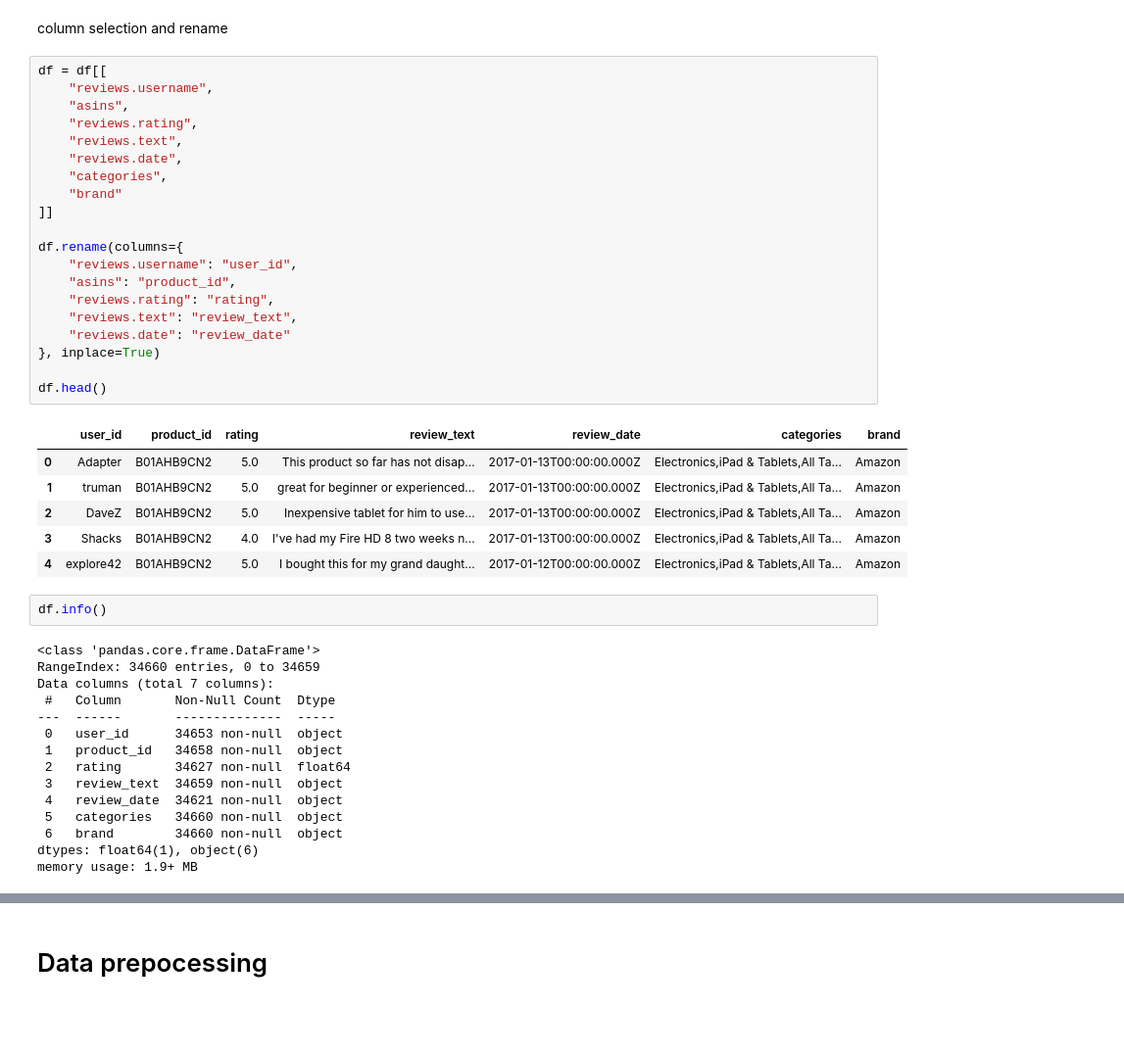
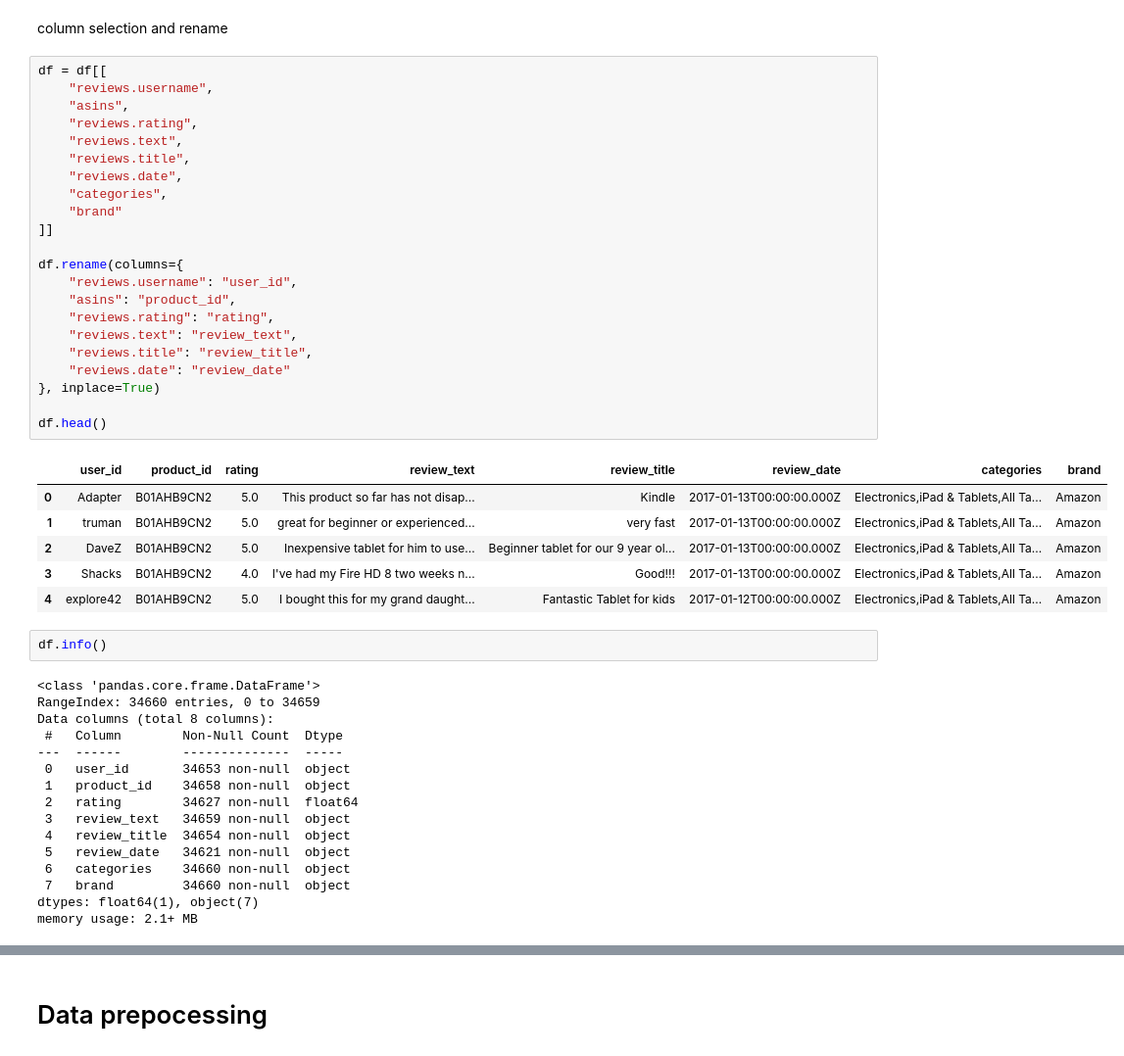
Before and after one commit to AkithaPasandul/Product-Recommendation-Engine, a Jupyter notebook: Product_Recommendation_Engine.ipynb, the cells around one changed output, grey strips where cells are left out. Shown at 98% size. Drawn from its saved outputs; the diff is of its cells as text; blank space fills up the shorter version.

```diff
--- a/Product_Recommendation_Engine.ipynb
+++ b/Product_Recommendation_Engine.ipynb
@@ -31,47 +37,50 @@ column selection and rename
 # %%
 df = df[[
     "reviews.username",
     "asins",
     "reviews.rating",
     "reviews.text",
+    "reviews.title",
     "reviews.date",
     "categories",
     "brand"
 ]]
 
 df.rename(columns={
     "reviews.username": "user_id",
     "asins": "product_id",
     "reviews.rating": "rating",
     "reviews.text": "review_text",
+    "reviews.title": "review_title",
     "reviews.date": "review_date"
 }, inplace=True)
 
 df.head()
 # %% [output]
-|  | user_id | product_id | rating | review_text | review_date | categories | brand |
-| 0 | Adapter | B01AHB9CN2 | 5.0 | This product so far has not disap... | 2017-01-13T00:00:00.000Z | Electronics,iPad & Tablets,All Ta... | Amazon |
-| 1 | truman | B01AHB9CN2 | 5.0 | great for beginner or experienced... | 2017-01-13T00:00:00.000Z | Electronics,iPad & Tablets,All Ta... | Amazon |
-| 2 | DaveZ | B01AHB9CN2 | 5.0 | Inexpensive tablet for him to use... | 2017-01-13T00:00:00.000Z | Electronics,iPad & Tablets,All Ta... | Amazon |
-| 3 | Shacks | B01AHB9CN2 | 4.0 | I've had my Fire HD 8 two weeks n... | 2017-01-13T00:00:00.000Z | Electronics,iPad & Tablets,All Ta... | Amazon |
-| 4 | explore42 | B01AHB9CN2 | 5.0 | I bought this for my grand daught... | 2017-01-12T00:00:00.000Z | Electronics,iPad & Tablets,All Ta... | Amazon |
+|  | user_id | product_id | rating | review_text | review_title | review_date | categories | brand |
+| 0 | Adapter | B01AHB9CN2 | 5.0 | This product so far has not disap... | Kindle | 2017-01-13T00:00:00.000Z | Electronics,iPad & Tablets,All Ta... | Amazon |
+| 1 | truman | B01AHB9CN2 | 5.0 | great for beginner or experienced... | very fast | 2017-01-13T00:00:00.000Z | Electronics,iPad & Tablets,All Ta... | Amazon |
+| 2 | DaveZ | B01AHB9CN2 | 5.0 | Inexpensive tablet for him to use... | Beginner tablet for our 9 year ol... | 2017-01-13T00:00:00.000Z | Electronics,iPad & Tablets,All Ta... | Amazon |
+| 3 | Shacks | B01AHB9CN2 | 4.0 | I've had my Fire HD 8 two weeks n... | Good!!! | 2017-01-13T00:00:00.000Z | Electronics,iPad & Tablets,All Ta... | Amazon |
+| 4 | explore42 | B01AHB9CN2 | 5.0 | I bought this for my grand daught... | Fantastic Tablet for kids | 2017-01-12T00:00:00.000Z | Electronics,iPad & Tablets,All Ta... | Amazon |
 # %%
 df.info()
 # %% [output]
 <class 'pandas.core.frame.DataFrame'>
 RangeIndex: 34660 entries, 0 to 34659
-Data columns (total 7 columns):
- #   Column       Non-Null Count  Dtype
----  ------       --------------  -----
- 0   user_id      34653 non-null  object
- 1   product_id   34658 non-null  object
- 2   rating       34627 non-null  float64
- 3   review_text  34659 non-null  object
- 4   review_date  34621 non-null  object
- 5   categories   34660 non-null  object
- 6   brand        34660 non-null  object
-dtypes: float64(1), object(6)
-memory usage: 1.9+ MB
+Data columns (total 8 columns):
+ #   Column        Non-Null Count  Dtype
+---  ------        --------------  -----
+ 0   user_id       34653 non-null  object
+ 1   product_id    34658 non-null  object
+ 2   rating        34627 non-null  float64
+ 3   review_text   34659 non-null  object
+ 4   review_title  34654 non-null  object
+ 5   review_date   34621 non-null  object
+ 6   categories    34660 non-null  object
+ 7   brand         34660 non-null  object
+dtypes: float64(1), object(7)
+memory usage: 2.1+ MB
 # %%
 df.describe(include="all")
 # %% [output]
```
Also changed, not shown: parts of 73 cells of this notebook.
